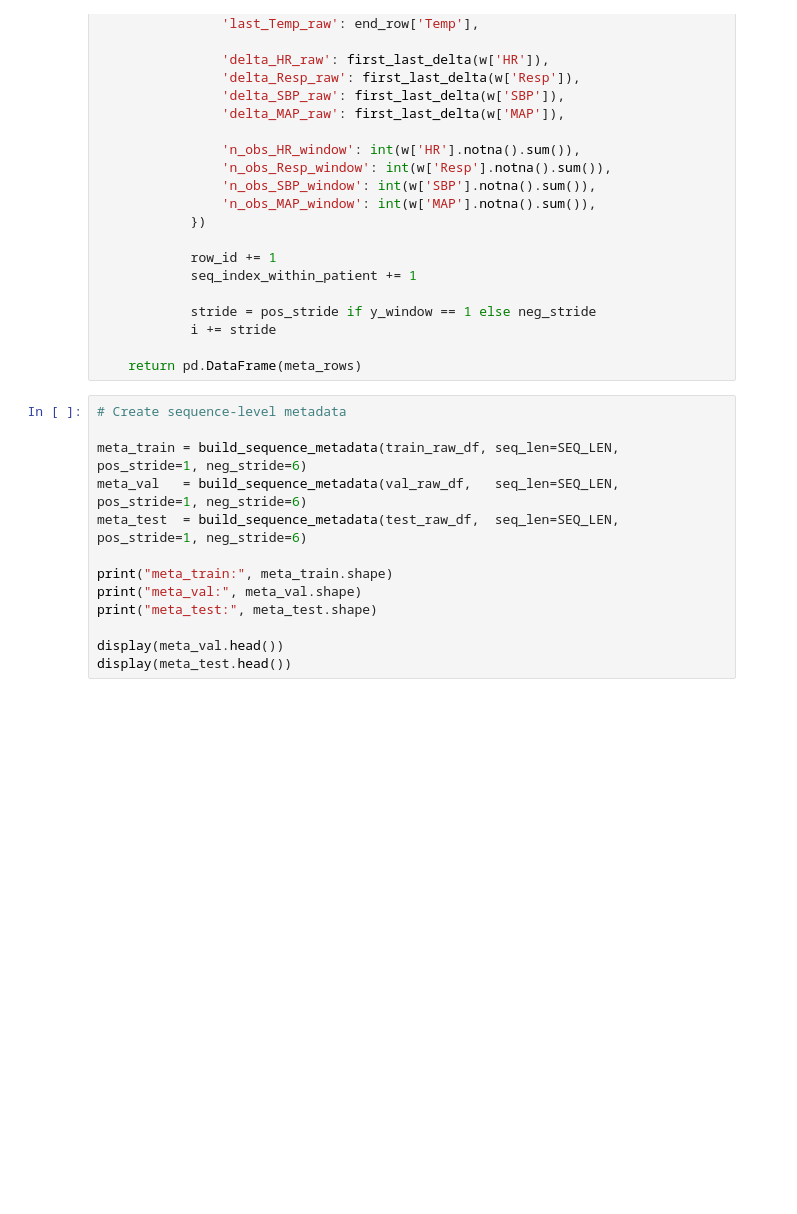
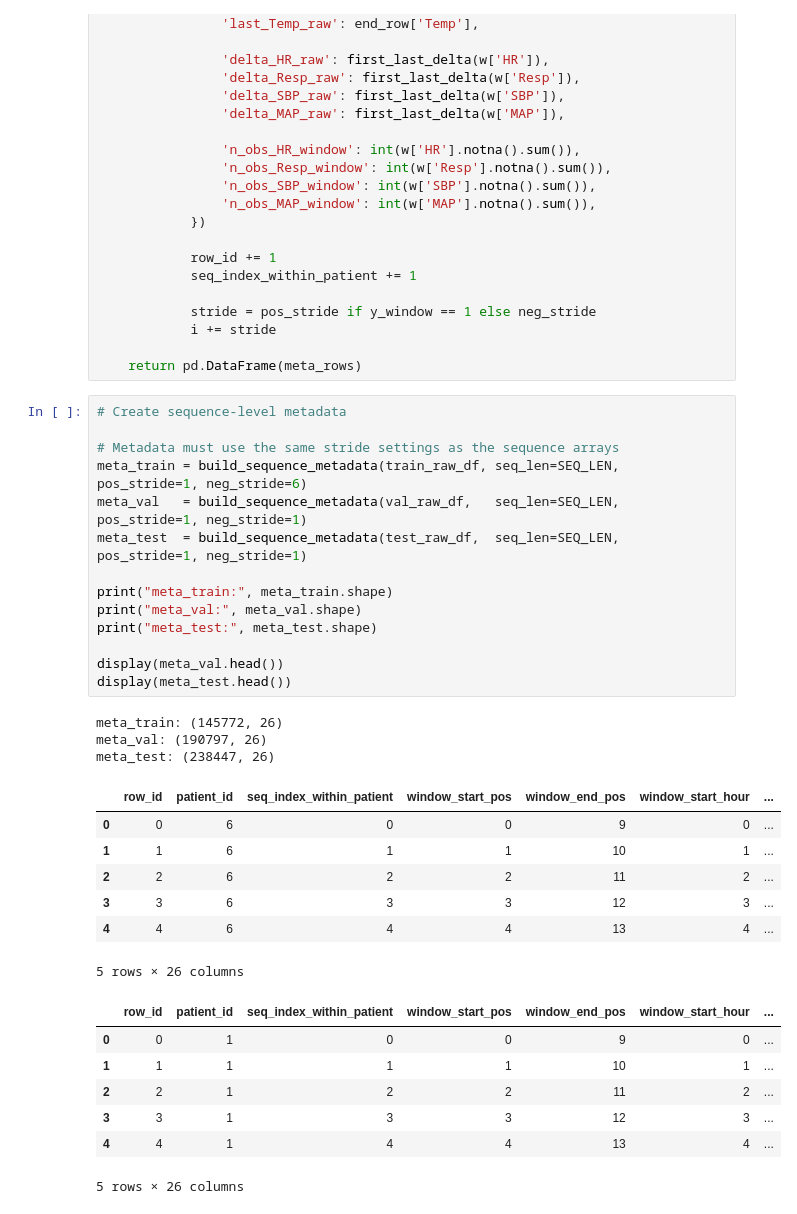
Before and after one commit to thuhieucn/Early-Sepsis-Prediction-in-Intensive-Care-Units, a Jupyter notebook: lstm-preptation.ipynb, the cells around one changed output. Drawn from its saved outputs; the diff is of its cells as text; blank space fills up the shorter version.

Commit message:
Kaggle Notebook | LSTM_preptation | Version 7 - fix stride for test and val

```diff
--- a/lstm-preptation.ipynb
+++ b/lstm-preptation.ipynb
@@ -655,16 +836,35 @@ def build_sequence_metadata(raw_df, seq_len=10, pos_stride=1, neg_stride=6):
 # %%
 # Create sequence-level metadata
 
+# Metadata must use the same stride settings as the sequence arrays
 meta_train = build_sequence_metadata(train_raw_df, seq_len=SEQ_LEN, pos_stride=1, neg_stride=6)
-meta_val   = build_sequence_metadata(val_raw_df,   seq_len=SEQ_LEN, pos_stride=1, neg_stride=6)
-meta_test  = build_sequence_metadata(test_raw_df,  seq_len=SEQ_LEN, pos_stride=1, neg_stride=6)
+meta_val   = build_sequence_metadata(val_raw_df,   seq_len=SEQ_LEN, pos_stride=1, neg_stride=1)
+meta_test  = build_sequence_metadata(test_raw_df,  seq_len=SEQ_LEN, pos_stride=1, neg_stride=1)
 
 print("meta_train:", meta_train.shape)
 print("meta_val:", meta_val.shape)
 print("meta_test:", meta_test.shape)
 
 display(meta_val.head())
 display(meta_test.head())
+# %% [output]
+meta_train: (145772, 26)
+meta_val: (190797, 26)
+meta_test: (238447, 26)
+|  | row_id | patient_id | seq_index_within_patient | window_start_pos | window_end_pos | window_start_hour | ... |
+| 0 | 0 | 6 | 0 | 0 | 9 | 0 | ... |
+| 1 | 1 | 6 | 1 | 1 | 10 | 1 | ... |
+| 2 | 2 | 6 | 2 | 2 | 11 | 2 | ... |
+| 3 | 3 | 6 | 3 | 3 | 12 | 3 | ... |
+| 4 | 4 | 6 | 4 | 4 | 13 | 4 | ... |
+5 rows × 26 columns
+|  | row_id | patient_id | seq_index_within_patient | window_start_pos | window_end_pos | window_start_hour | ... |
+| 0 | 0 | 1 | 0 | 0 | 9 | 0 | ... |
+| 1 | 1 | 1 | 1 | 1 | 10 | 1 | ... |
+| 2 | 2 | 1 | 2 | 2 | 11 | 2 | ... |
+| 3 | 3 | 1 | 3 | 3 | 12 | 3 | ... |
+| 4 | 4 | 1 | 4 | 4 | 13 | 4 | ... |
+5 rows × 26 columns
 # %%
 # Alignment checks
 
```
Also changed, not shown: parts of 29 cells of this notebook.
